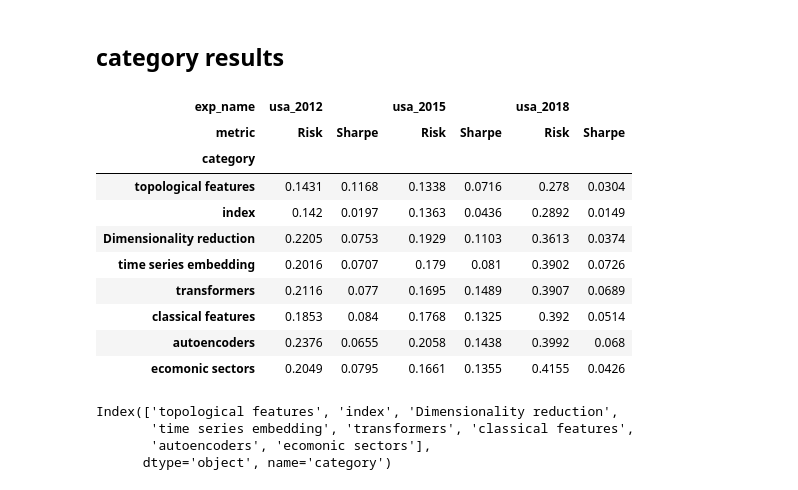
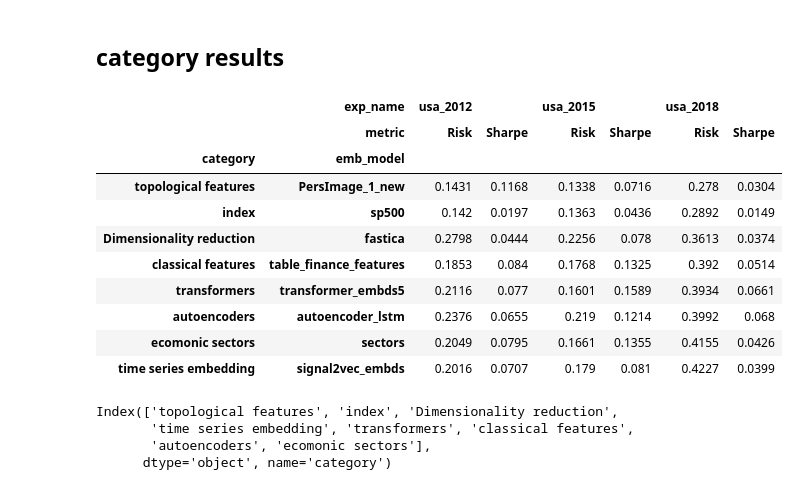
Before and after one commit to petrsokerin/Stock_clustering_paper, a Jupyter notebook: new_res_analysis.ipynb, the cells around one changed output. Drawn from its saved outputs; the diff is of its cells as text; code cells hidden in the pictures.

Commit message:
rebuild category table

```diff
--- a/new_res_analysis.ipynb
+++ b/new_res_analysis.ipynb
@@ -33,8 +33,8 @@ dict_category2emb = {
         'transformer_embds1',
         'transformer_embds2',
         'transformer_embds3',
-        'transformer_embds_sum_23',
-        'transformer_embds_sum_all',
+        'transformer_embds4',
+        'transformer_embds5',
     ],
 
     'autoencoders' : [
@@ -200,35 +198,37 @@ all_exp_pivot
 # %% [markdown]
 ## category results
 # %%
-all_experiments = all_experiments.sort_values(['Risk'], ascending=True)
-all_experiments_gr = all_experiments.groupby(['exp_name', 'category'], as_index=False, sort=True).first()
+save = ['signal2vec_embds', 'PersImage_1_new', 'fastica', 'autoencoder_lstm', 'table_finance_features', 'sp500', 'sectors', 'transformer_embds5']
+all_experiments_selected = all_experiments.query('emb_model in @save')
+all_experiments_selected = all_experiments_selected.sort_values(['Risk'], ascending=True)
+all_experiments_gr = all_experiments_selected.groupby(['exp_name', 'category'], as_index=False, sort=True).first()
 
 all_exp_melt = pd.melt(all_experiments_gr, id_vars=['exp_name', 'category', 'emb_model', 'clust_model'],
         value_vars=['Risk', 'Sharpe'], var_name='metric', value_name='value')
 
-all_exp_pivot = all_exp_melt.pivot(index=['category'], columns=['exp_name', 'metric'], values=['value'])
+all_exp_pivot = all_exp_melt.pivot(index=['category', 'emb_model'], columns=['exp_name', 'metric'], values=['value'])
 all_exp_pivot.columns = all_exp_pivot.columns.droplevel()
 all_exp_pivot = all_exp_pivot.sort_index(axis=1, level=0)
 all_exp_pivot.sort_values([('usa_2018', 'Risk')], inplace=True)
 all_exp_pivot = all_exp_pivot.apply(lambda x: round(x, 4))
 all_exp_pivot = all_exp_pivot.astype('str')
 
 
 all_exp_pivot.to_excel('results/tables/categories.xlsx')
 
 all_exp_pivot
 # %% [output]
-| exp_name | usa_2012 |  | usa_2015 |  | usa_2018 |  |
-| metric | Risk | Sharpe | Risk | Sharpe | Risk | Sharpe |
-| category |  |  |  |  |  |  |
-| topological features | 0.1431 | 0.1168 | 0.1338 | 0.0716 | 0.278 | 0.0304 |
-| index | 0.142 | 0.0197 | 0.1363 | 0.0436 | 0.2892 | 0.0149 |
-| Dimensionality reduction | 0.2205 | 0.0753 | 0.1929 | 0.1103 | 0.3613 | 0.0374 |
-| time series embedding | 0.2016 | 0.0707 | 0.179 | 0.081 | 0.3902 | 0.0726 |
-| transformers | 0.2116 | 0.077 | 0.1695 | 0.1489 | 0.3907 | 0.0689 |
-| classical features | 0.1853 | 0.084 | 0.1768 | 0.1325 | 0.392 | 0.0514 |
-| autoencoders | 0.2376 | 0.0655 | 0.2058 | 0.1438 | 0.3992 | 0.068 |
-| ecomonic sectors | 0.2049 | 0.0795 | 0.1661 | 0.1355 | 0.4155 | 0.0426 |
+|  | exp_name | usa_2012 |  | usa_2015 |  | usa_2018 |  |
+|  | metric | Risk | Sharpe | Risk | Sharpe | Risk | Sharpe |
+| category | emb_model |  |  |  |  |  |  |
+| topological features | PersImage_1_new | 0.1431 | 0.1168 | 0.1338 | 0.0716 | 0.278 | 0.0304 |
+| index | sp500 | 0.142 | 0.0197 | 0.1363 | 0.0436 | 0.2892 | 0.0149 |
+| Dimensionality reduction | fastica | 0.2798 | 0.0444 | 0.2256 | 0.078 | 0.3613 | 0.0374 |
+| classical features | table_finance_features | 0.1853 | 0.084 | 0.1768 | 0.1325 | 0.392 | 0.0514 |
+| transformers | transformer_embds5 | 0.2116 | 0.077 | 0.1601 | 0.1589 | 0.3934 | 0.0661 |
+| autoencoders | autoencoder_lstm | 0.2376 | 0.0655 | 0.219 | 0.1214 | 0.3992 | 0.068 |
+| ecomonic sectors | sectors | 0.2049 | 0.0795 | 0.1661 | 0.1355 | 0.4155 | 0.0426 |
+| time series embedding | signal2vec_embds | 0.2016 | 0.0707 | 0.179 | 0.081 | 0.4227 | 0.0399 |
 # %%
 all_exp_pivot.index
 # %% [output]
```
Also changed, not shown: parts of 3 cells of this notebook, 1 other file.
